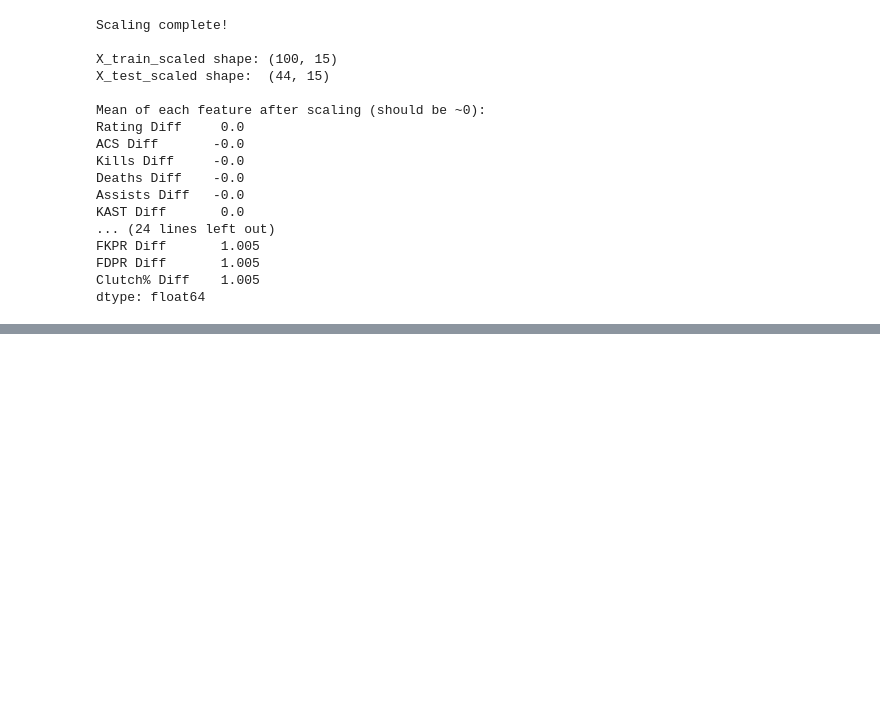
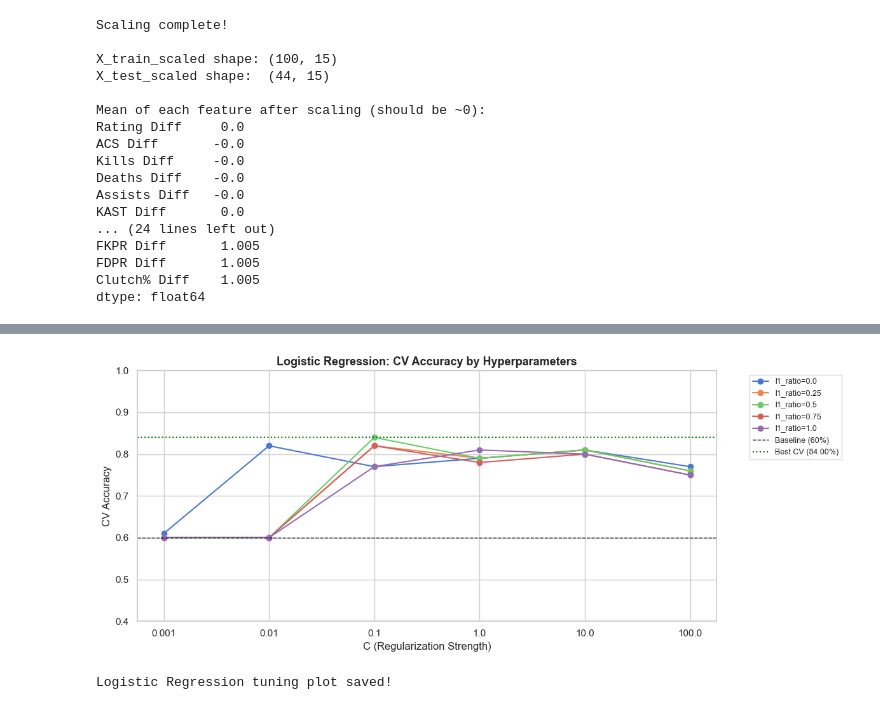
Before and after one commit to EthanSB-dev/VCT2026_Match_Predictor, a Jupyter notebook: VCTMatch_Prediction.ipynb, the cells around one changed output, grey strips where cells are left out. Drawn from its saved outputs; the diff is of its cells as text; code cells hidden in the pictures; blank space fills up the shorter version.

```diff
--- a/VCTMatch_Prediction.ipynb
+++ b/VCTMatch_Prediction.ipynb
@@ -882,0 +926,32 @@ dtype: float64
+# %%
+# Visualize tuning results
+results_lr = pd.DataFrame(lr_grid.cv_results_)
+
+fig, ax = plt.subplots(figsize=(12, 5))
+
+for l1 in lr_param_grid['l1_ratio']:
+    subset = results_lr[results_lr['param_l1_ratio'] == l1]
+    subset = subset.sort_values('param_C')
+    ax.plot(subset['param_C'].astype(str),
+            subset['mean_test_score'],
+            marker='o', label=f'l1_ratio={l1}', linewidth=1.5)
+
+ax.axhline(baseline_acc, color='black', linestyle='--',
+           linewidth=1, label=f'Baseline ({baseline_acc:.0%})')
+ax.axhline(lr_grid.best_score_, color='green', linestyle=':',
+           linewidth=1.5, label=f'Best CV ({lr_grid.best_score_:.2%})')
+
+ax.set_title('Logistic Regression: CV Accuracy by Hyperparameters',
+             fontsize=13, fontweight='bold')
+ax.set_xlabel('C (Regularization Strength)')
+ax.set_ylabel('CV Accuracy')
+ax.legend(bbox_to_anchor=(1.05, 1), loc='upper left', fontsize=9)
+ax.set_ylim(0.4, 1.0)
+
+plt.tight_layout()
+plt.savefig('tuning_plot1_logistic_regression.png', dpi=150, bbox_inches='tight')
+plt.show()
+print("Logistic Regression tuning plot saved!")
+# %% [output]
+[figure, added]
+Logistic Regression tuning plot saved!
```
Also changed, not shown: parts of 1 cell of this notebook, 1 other file.
